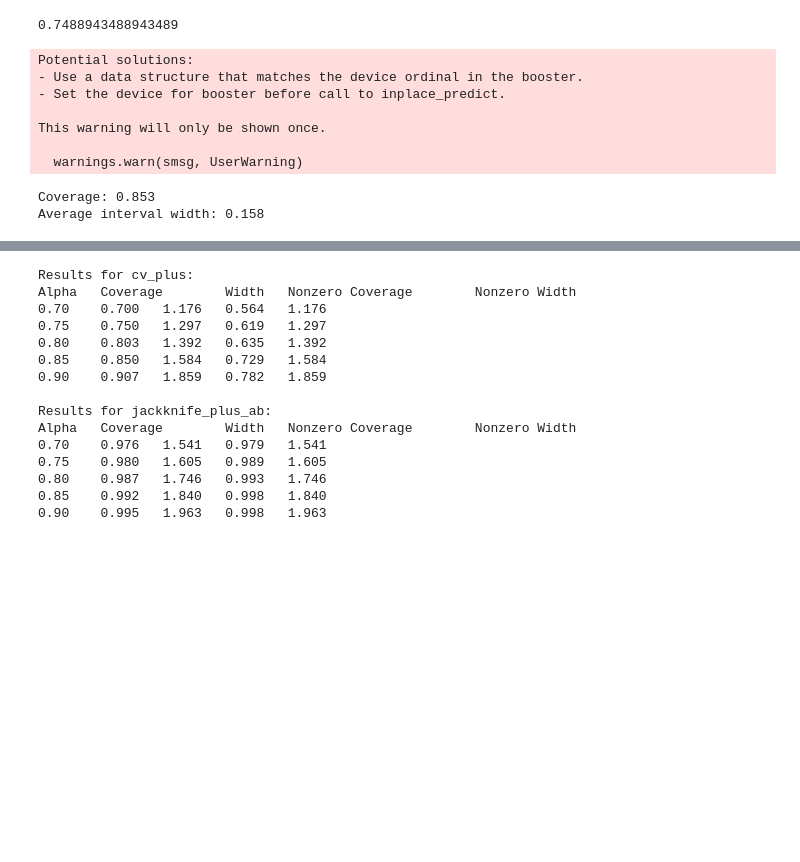
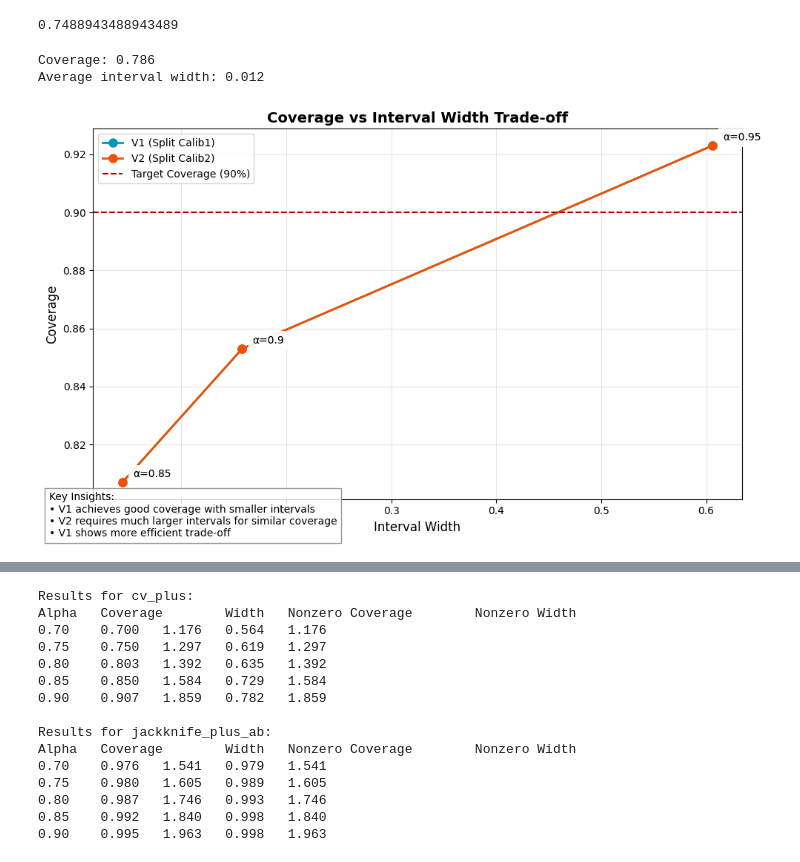
Before and after one commit to rdiazrincon/conformal_prediction_pd, a Jupyter notebook: conformal_pd_new.ipynb, the cells around one changed output, grey strips where cells are left out. Saved outputs shown, nothing was run; the diff lists cells and outputs as text; code cells hidden in the pictures; blank space fills up the shorter version.

Commit message:
Further split of calibration sets

```diff
--- a/conformal_pd_new.ipynb
+++ b/conformal_pd_new.ipynb
@@ -206,24 +433,74 @@ def conformal_prediction_zero_inflated(X, y_binary, y_continuous, alpha_tilda=0.
+# %%
+conformal_metrics_last_v1 = {
+    "alpha": [0.85, 0.9, 0.95],
+    "coverage": [0.807, 0.853, 0.923],
+    "interval_width": [0.044, 0.158, 0.606]
+}
+
+conformal_metrics_last_v2 = {
+    "alpha": [0.85, 0.9, 0.95],
+    "coverage": [0.786, 0.908, 0.954],
+    "interval_width": [0.012, 1.509, 1.767]
+}
 # %%
-lower_bound, upper_bound, y_test = conformal_prediction_zero_inflated(
+lower_bound, upper_bound, y_test = conformal_prediction_zero_inflated_v2(
     X=X,
     y_binary=y_pred_all,
     y_continuous=normalized_pctg_change,
-    alpha_tilda=0.9  # Target coverage (90%)
+    alpha_tilda=0.85  # Target coverage (90%)
 )
-# PLot new vs old
+# Plot new vs old
 # Calculate and print coverage
 coverage = np.mean((y_test >= lower_bound) & (y_test <= upper_bound))
 interval_width = np.mean(upper_bound - lower_bound)
 print(f"Coverage: {coverage:.3f}")
 print(f"Average interval width: {interval_width:.3f}")
 # %% [output]
-Potential solutions:
-- Use a data structure that matches the device ordinal in the booster.
-- Set the device for booster before call to inplace_predict.
-
-This warning will only be shown once.
-
-  warnings.warn(smsg, UserWarning)
+Coverage: 0.786
+Average interval width: 0.012
-Coverage: 0.853
-Average interval width: 0.158
+# %%
+plt.figure(figsize=(10, 6))
+
+# Scatter plot with connecting lines
+plt.plot(conformal_metrics_last_v1["interval_width"], conformal_metrics_last_v1["coverage"],
+         '-o', label='V1 (Split Calib1)', color='#0097B2', linewidth=2, markersize=8)
+plt.plot(conformal_metrics_last_v2["interval_width"], conformal_metrics_last_v2["coverage"],
+         '-o', label='V2 (Split Calib2)', color='#F35000', linewidth=2, markersize=8)
+
+# Add alpha value annotations
+for i, alpha in enumerate(conformal_metrics_last_v1["alpha"]):
+    plt.annotate(f'α={alpha}',
+                (conformal_metrics_last_v1["interval_width"][i], conformal_metrics_last_v1["coverage"][i]),
+                xytext=(10, 5), textcoords='offset points',
+                bbox=dict(facecolor='white', edgecolor='none', alpha=0.7))
+    plt.annotate(f'α={alpha}',
+                (conformal_metrics_last_v2["interval_width"][i], conformal_metrics_last_v2["coverage"][i]),
+                xytext=(10, 5), textcoords='offset points',
+                bbox=dict(facecolor='white', edgecolor='none', alpha=0.7))
+
+# Add reference line for desired coverage
+plt.axhline(y=0.9, color='#B00000', linestyle='--', label='Target Coverage (90%)')
+
+# Customize plot
+plt.xlabel('Interval Width', fontsize=12)
+plt.ylabel('Coverage', fontsize=12)
+plt.title('Coverage vs Interval Width Trade-off', fontsize=14, weight='bold')
+plt.grid(True, alpha=0.3)
+plt.legend()
+
+# Add text box with key insights
+textstr = '\n'.join([
+    'Key Insights:',
+    '• V1 achieves good coverage with smaller intervals',
+    '• V2 requires much larger intervals for similar coverage',
+    '• V1 shows more efficient trade-off'
+])
+
+plt.figtext(0.02, 0.02, textstr, fontsize=10,
+            bbox=dict(facecolor='white', alpha=0.8, edgecolor='gray'))
+
+plt.tight_layout()
+plt.show()
+# %% [output]
+[figure, added]
 # %%
```
Also changed, not shown: parts of 5 cells of this notebook.
